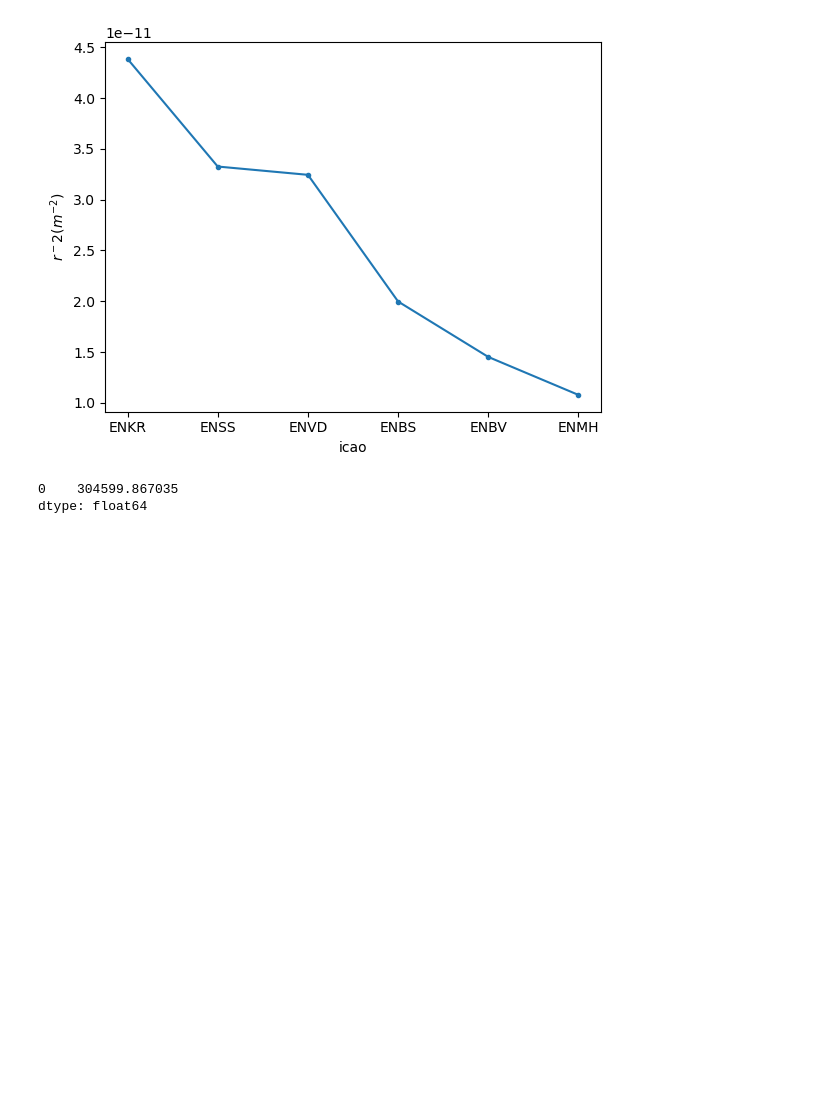
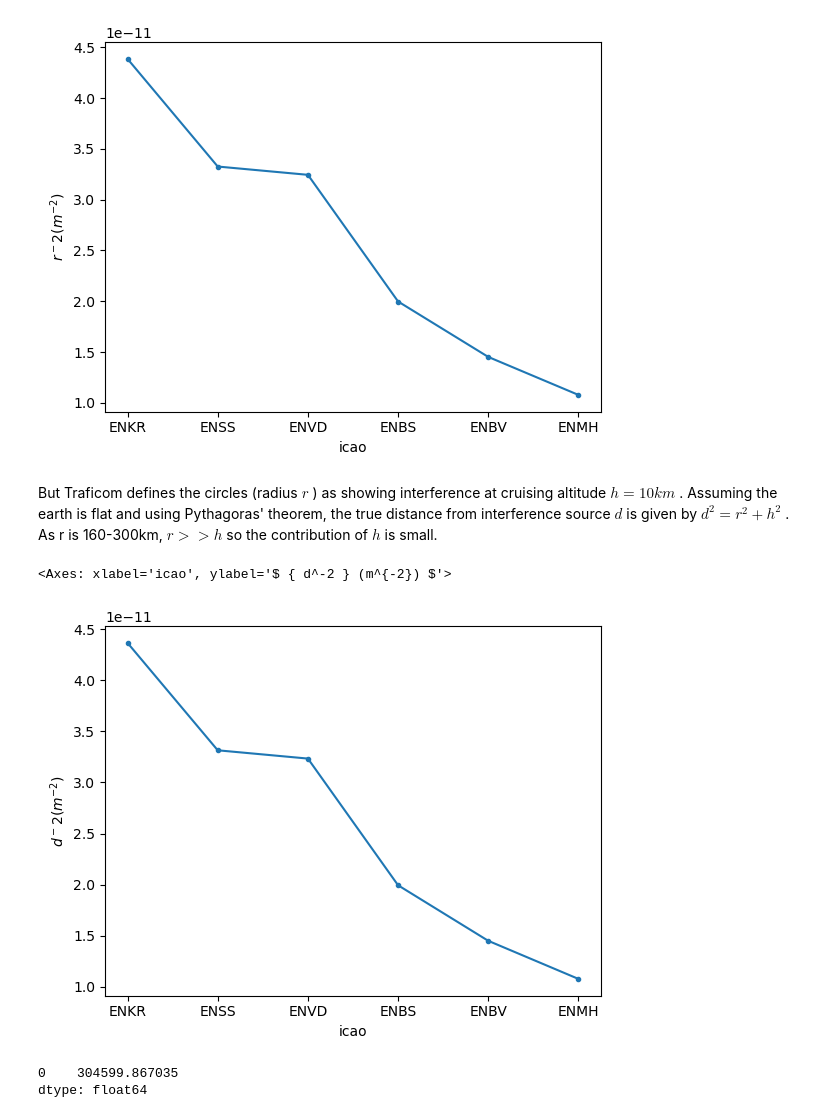
Before and after one commit to stelios-c/GPS_analysis, a Jupyter notebook: scandi_baltic/Finland_map.ipynb, the cells around one changed output. Cells and saved outputs as stored; diff of their text form; code cells hidden in the pictures; blank space fills up the shorter version.

Commit message:
do Pythagoras for true distance, comment on assumptions. Get other source locations

```diff
--- a/scandi_baltic/Finland_map.ipynb
+++ b/scandi_baltic/Finland_map.ipynb
@@ -134,6 +137,20 @@ Recreate the northern circle from fig 1 in https://traficom.fi/en/news/interfere
 # %% [output]
 <Axes: xlabel='icao', ylabel='$ { r^-2 } (m^{-2}) $'>
 [figure]
+# %% [markdown]
+But Traficom defines the circles (radius $r$ ) as showing interference at cruising altitude $h=10 km$ . Assuming the earth is flat and using Pythagoras' theorem, the true distance from interference source $d$ is given by $ d^2 = r^2 + h^2 $ . As r is 160-300km, $ r >> h $ so the contribution of $h$ is small.
+# %%
+(norway_gdf
+ .set_index('icao')
+ .to_crs(local_utm)
+ .geometry
+ .apply(lambda df: 1/((df.distance(df2gdf(location2df(murmansk_location,'murmansk')).to_crs(local_utm).geometry))**2 + 10_000**2))
+ .sort_values(0,ascending=False)
+ .plot(marker='.',ylabel='$ { d^-2 } (m^{-2}) $',legend=False)
+)
+# %% [output]
+<Axes: xlabel='icao', ylabel='$ { d^-2 } (m^{-2}) $'>
+[figure, added]
 # %%
 buffer_radius=(norway_gdf
  .set_index('icao')
```
Also changed, not shown: parts of 9 cells of this notebook.
